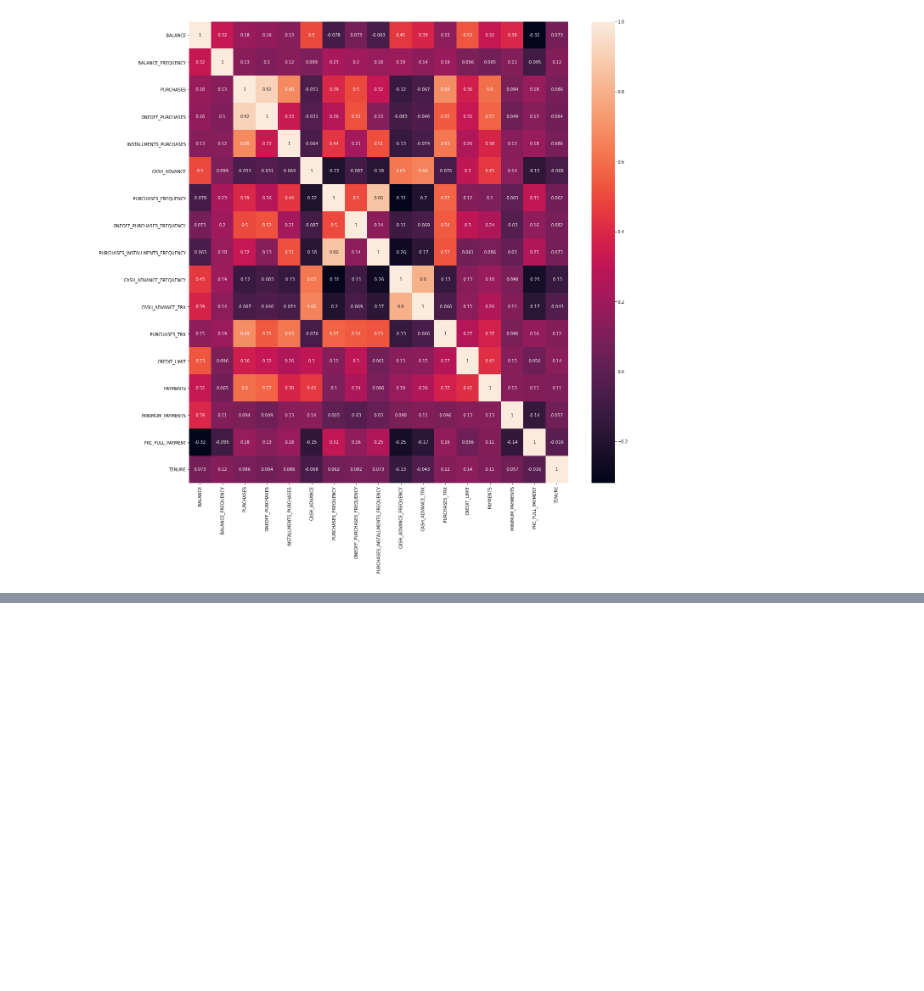
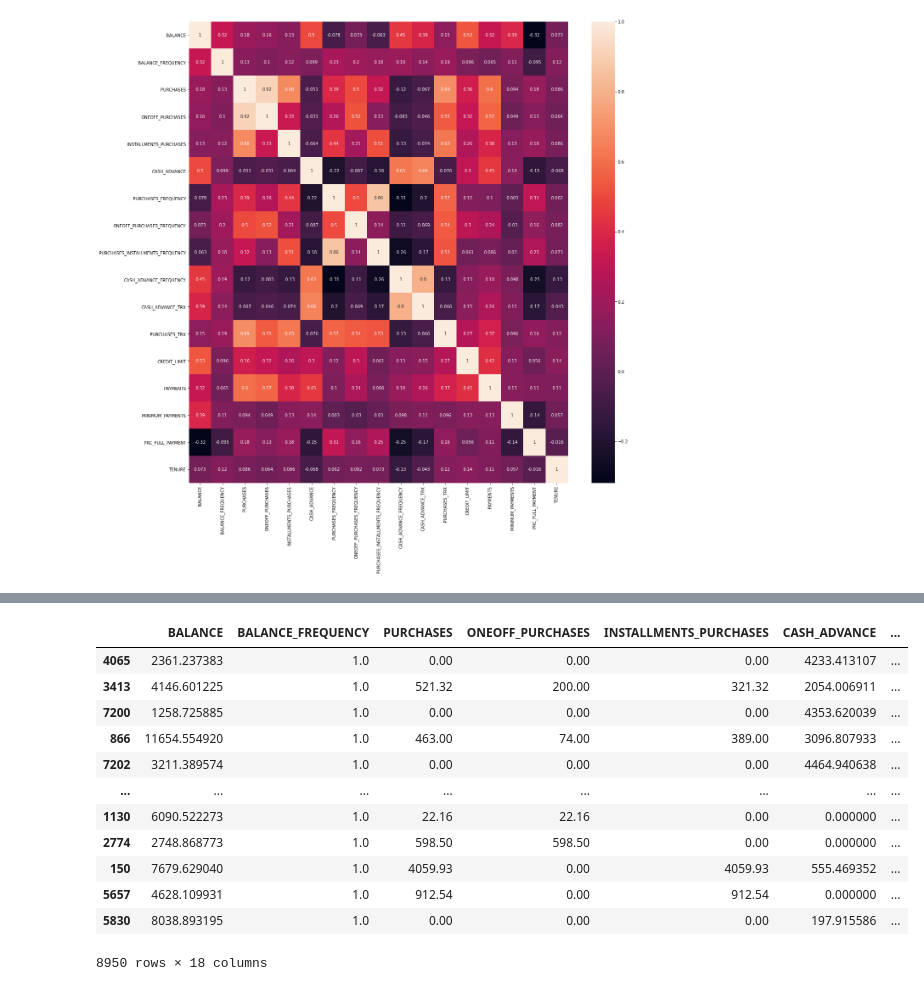
Before and after one commit to caiquemiranda/machine-learning-business-python, a Jupyter notebook: M-department.ipynb, the cells around one changed output, grey strips where cells are left out. Saved outputs shown, nothing was run; the diff lists cells and outputs as text; code cells hidden in the pictures; blank space fills up the shorter version.

```diff
--- a/M-department.ipynb
+++ b/M-department.ipynb
@@ -191,0 +331,18 @@ sns.heatmap(correlações, annot=True);
+# %%
+# arquivo para mandar para o departamento de marketing para analise .csv
+clientes_df_ordenados = clientes_df_completo.sort_values(by='cluster')
+clientes_df_ordenados
+# %% [output]
+|  | BALANCE | BALANCE_FREQUENCY | PURCHASES | ONEOFF_PURCHASES | INSTALLMENTS_PURCHASES | CASH_ADVANCE | ... |
+| 4065 | 2361.237383 | 1.0 | 0.00 | 0.00 | 0.00 | 4233.413107 | ... |
+| 3413 | 4146.601225 | 1.0 | 521.32 | 200.00 | 321.32 | 2054.006911 | ... |
+| 7200 | 1258.725885 | 1.0 | 0.00 | 0.00 | 0.00 | 4353.620039 | ... |
+| 866 | 11654.554920 | 1.0 | 463.00 | 74.00 | 389.00 | 3096.807933 | ... |
+| 7202 | 3211.389574 | 1.0 | 0.00 | 0.00 | 0.00 | 4464.940638 | ... |
+| ... | ... | ... | ... | ... | ... | ... | ... |
+| 1130 | 6090.522273 | 1.0 | 22.16 | 22.16 | 0.00 | 0.000000 | ... |
+| 2774 | 2748.868773 | 1.0 | 598.50 | 598.50 | 0.00 | 0.000000 | ... |
+| 150 | 7679.629040 | 1.0 | 4059.93 | 0.00 | 4059.93 | 555.469352 | ... |
+| 5657 | 4628.109931 | 1.0 | 912.54 | 0.00 | 912.54 | 0.000000 | ... |
+| 5830 | 8038.893195 | 1.0 | 0.00 | 0.00 | 0.00 | 197.915586 | ... |
+8950 rows × 18 columns
```
Also changed, not shown: parts of 17 cells of this notebook, 1 other file.
